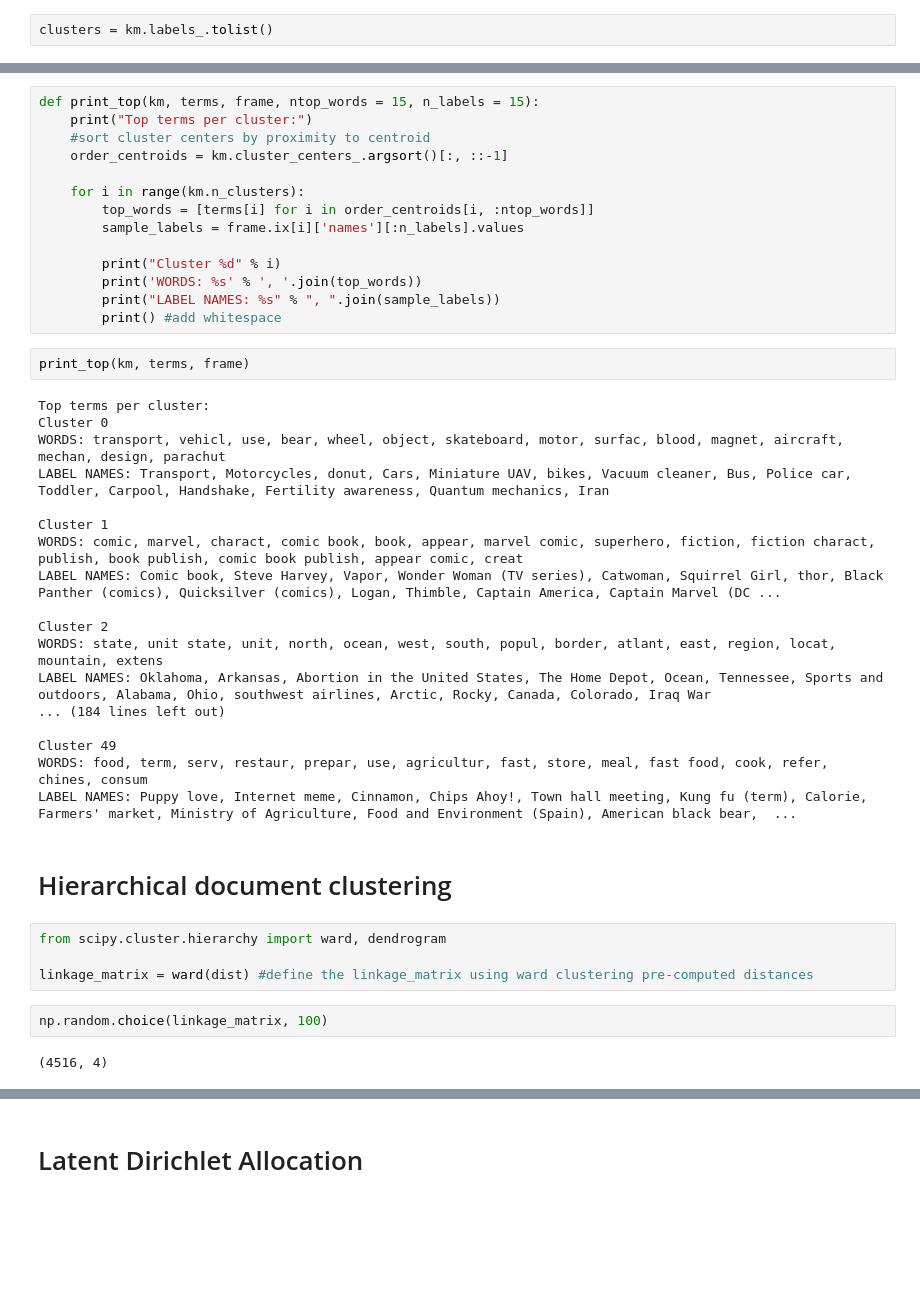
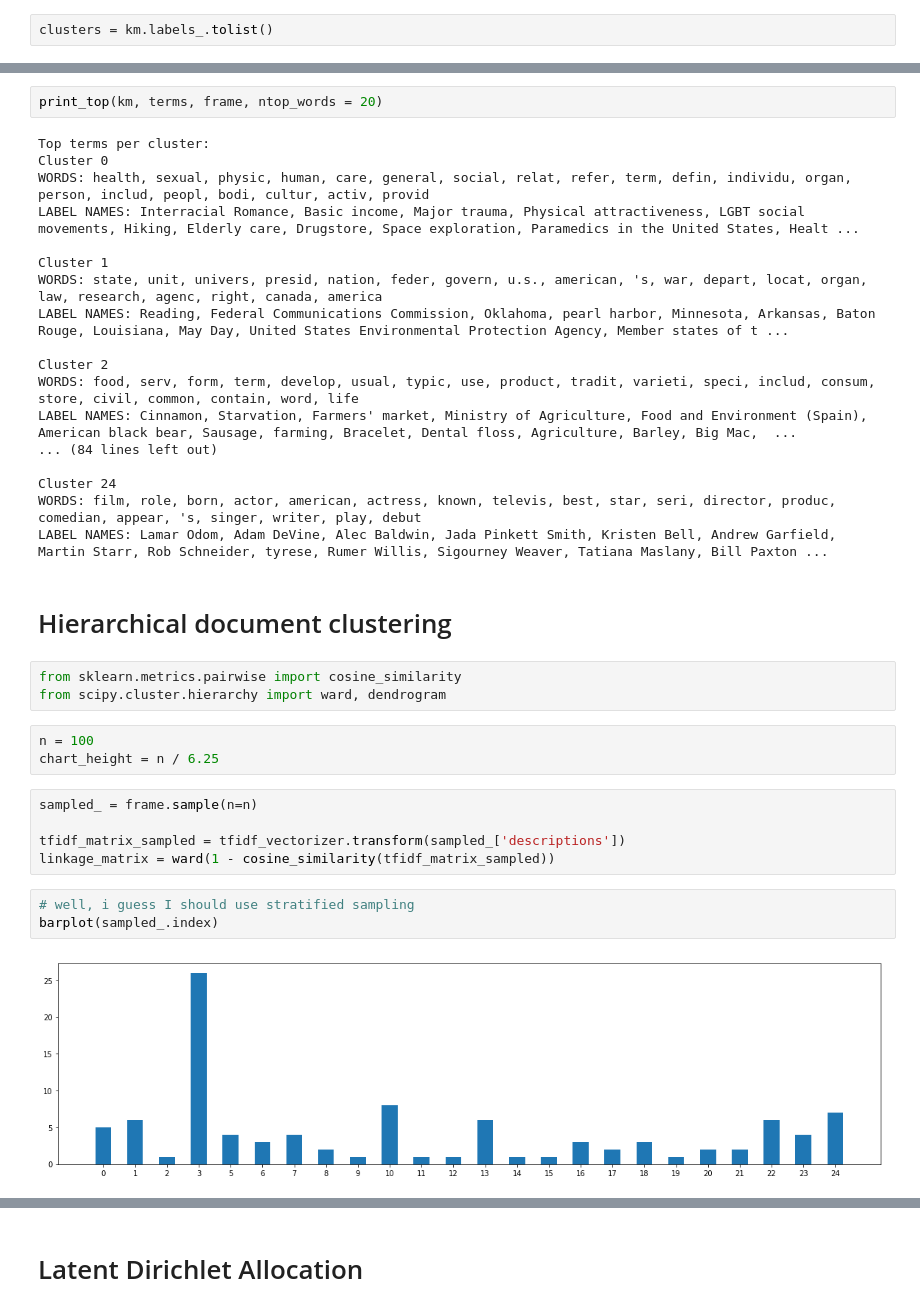
Before and after one commit to nowthisnews/youtube-8m, a Jupyter notebook: notebooks/data_pipeline.ipynb, the cells around one changed output, grey strips where cells are left out. Drawn from its saved outputs; the diff is of its cells as text; blank space fills up the shorter version.

```diff
--- a/notebooks/data_pipeline.ipynb
+++ b/notebooks/data_pipeline.ipynb
@@ -331,45 +385,39 @@ frame.ix[0]
-# %%
-def print_top(km, terms, frame, ntop_words = 15, n_labels = 15):
-    print("Top terms per cluster:")
-    #sort cluster centers by proximity to centroid
-    order_centroids = km.cluster_centers_.argsort()[:, ::-1]
-
-    for i in range(km.n_clusters):
-        top_words = [terms[i] for i in order_centroids[i, :ntop_words]]
-        sample_labels = frame.ix[i]['names'][:n_labels].values
-
-        print("Cluster %d" % i)
-        print('WORDS: %s' % ', '.join(top_words))
-        print("LABEL NAMES: %s" % ", ".join(sample_labels))
-        print() #add whitespace
 # %%
-print_top(km, terms, frame)
+print_top(km, terms, frame, ntop_words = 20)
 # %% [output]
 Top terms per cluster:
 Cluster 0
-WORDS: transport, vehicl, use, bear, wheel, object, skateboard, motor, surfac, blood, magnet, aircraft, mechan, design, parachut
-LABEL NAMES: Transport, Motorcycles, donut, Cars, Miniature UAV, bikes, Vacuum cleaner, Bus, Police car, Toddler, Carpool, Handshake, Fertility awareness, Quantum mechanics, Iran
+WORDS: health, sexual, physic, human, care, general, social, relat, refer, term, defin, individu, organ, person, includ, peopl, bodi, cultur, activ, provid
+LABEL NAMES: Interracial Romance, Basic income, Major trauma, Physical attractiveness, LGBT social movements, Hiking, Elderly care, Drugstore, Space exploration, Paramedics in the United States, Healt ...
 
 Cluster 1
-WORDS: comic, marvel, charact, comic book, book, appear, marvel comic, superhero, fiction, fiction charact, publish, book publish, comic book publish, appear comic, creat
-LABEL NAMES: Comic book, Steve Harvey, Vapor, Wonder Woman (TV series), Catwoman, Squirrel Girl, thor, Black Panther (comics), Quicksilver (comics), Logan, Thimble, Captain America, Captain Marvel (DC ...
+WORDS: state, unit, univers, presid, nation, feder, govern, u.s., american, 's, war, depart, locat, organ, law, research, agenc, right, canada, america
+LABEL NAMES: Reading, Federal Communications Commission, Oklahoma, pearl harbor, Minnesota, Arkansas, Baton Rouge, Louisiana, May Day, United States Environmental Protection Agency, Member states of t ...
 
 Cluster 2
-WORDS: state, unit state, unit, north, ocean, west, south, popul, border, atlant, east, region, locat, mountain, extens
-LABEL NAMES: Oklahoma, Arkansas, Abortion in the United States, The Home Depot, Ocean, Tennessee, Sports and outdoors, Alabama, Ohio, southwest airlines, Arctic, Rocky, Canada, Colorado, Iraq War
-... (184 lines left out)
+WORDS: food, serv, form, term, develop, usual, typic, use, product, tradit, varieti, speci, includ, consum, store, civil, common, contain, word, life
+LABEL NAMES: Cinnamon, Starvation, Farmers' market, Ministry of Agriculture, Food and Environment (Spain), American black bear, Sausage, farming, Bracelet, Dental floss, Agriculture, Barley, Big Mac,  ...
+... (84 lines left out)
 
-Cluster 49
-WORDS: food, term, serv, restaur, prepar, use, agricultur, fast, store, meal, fast food, cook, refer, chines, consum
-LABEL NAMES: Puppy love, Internet meme, Cinnamon, Chips Ahoy!, Town hall meeting, Kung fu (term), Calorie, Farmers' market, Ministry of Agriculture, Food and Environment (Spain), American black bear,  ...
+Cluster 24
+WORDS: film, role, born, actor, american, actress, known, televis, best, star, seri, director, produc, comedian, appear, 's, singer, writer, play, debut
+LABEL NAMES: Lamar Odom, Adam DeVine, Alec Baldwin, Jada Pinkett Smith, Kristen Bell, Andrew Garfield, Martin Starr, Rob Schneider, tyrese, Rumer Willis, Sigourney Weaver, Tatiana Maslany, Bill Paxton ...
 # %% [markdown]
 # Hierarchical document clustering
-# %%
-from scipy.cluster.hierarchy import ward, dendrogram
-
-linkage_matrix = ward(dist) #define the linkage_matrix using ward clustering pre-computed distances
-# %%
-np.random.choice(linkage_matrix, 100)
-# %% [output]
-(4516, 4)
+# %%
+from sklearn.metrics.pairwise import cosine_similarity
+from scipy.cluster.hierarchy import ward, dendrogram
+# %%
+n = 100
+chart_height = n / 6.25
+# %%
+sampled_ = frame.sample(n=n)
+
+tfidf_matrix_sampled = tfidf_vectorizer.transform(sampled_['descriptions'])
+linkage_matrix = ward(1 - cosine_similarity(tfidf_matrix_sampled))
+# %%
+# well, i guess I should use stratified sampling
+barplot(sampled_.index)
+# %% [output]
+[figure, added]
 # %%
```
Also changed, not shown: parts of 22 cells of this notebook.
